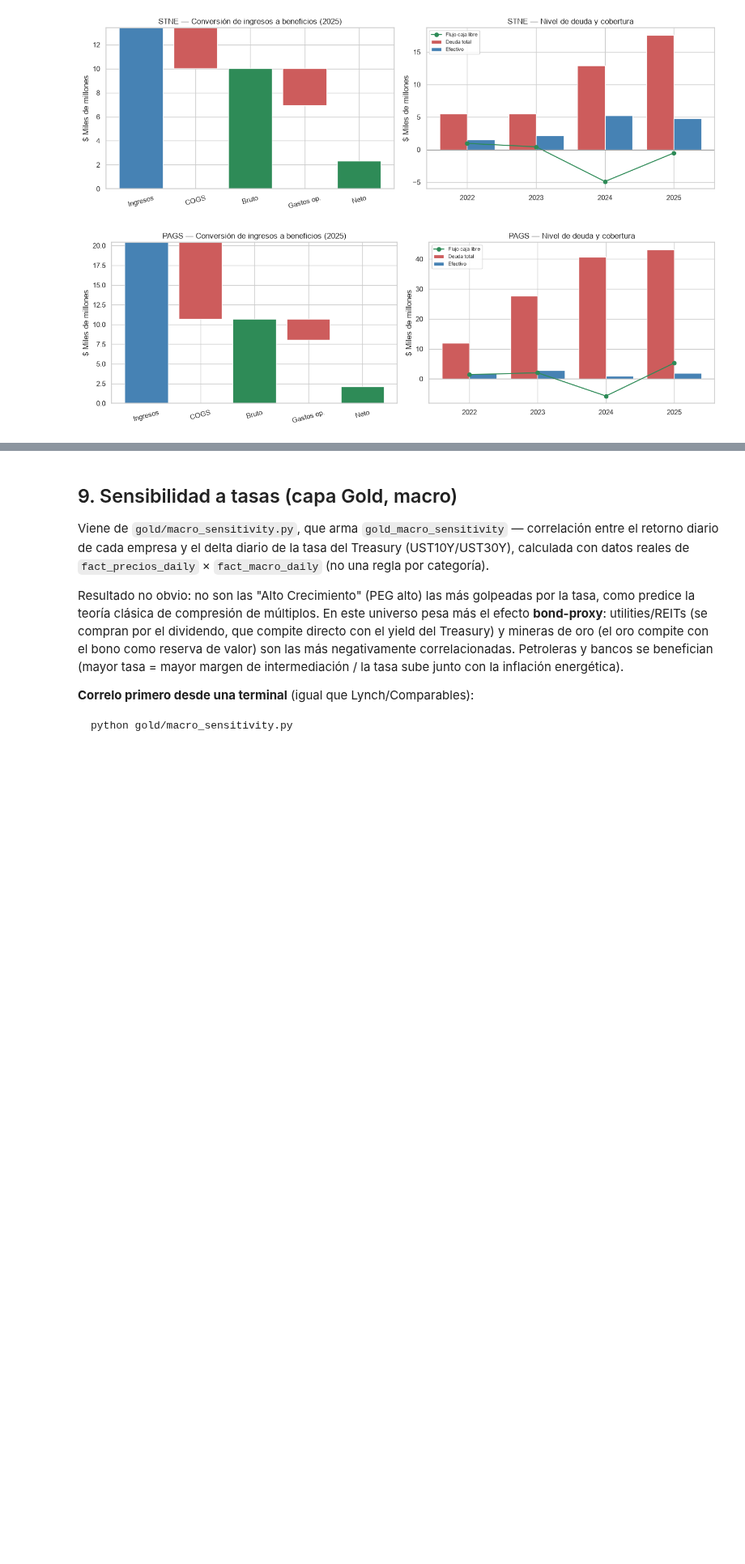
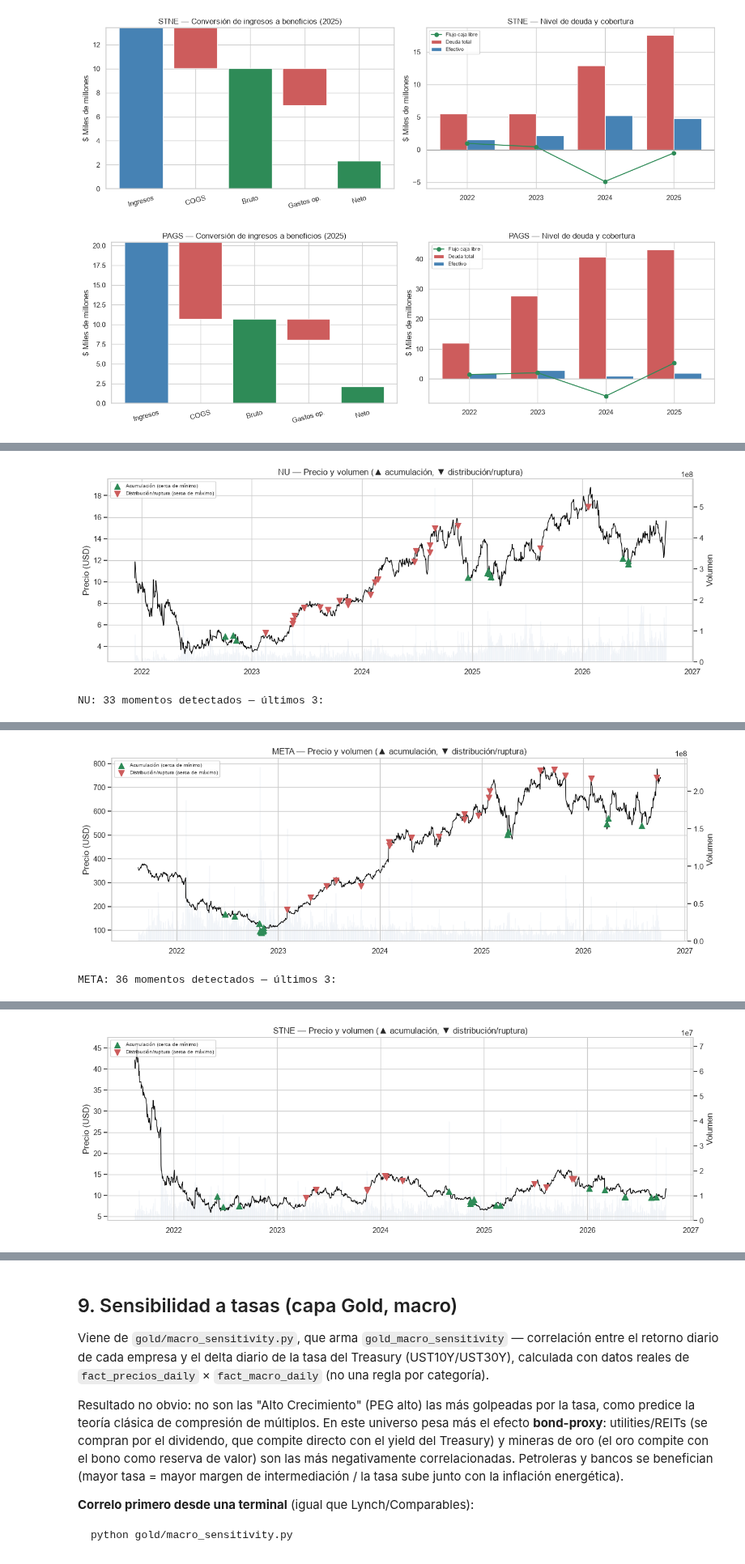
Before and after one commit to esfer98/cedears-data-pipeline, a Jupyter notebook: notebooks/eda_cedears.ipynb, the cells around one changed output, grey strips where cells are left out. Shown at 81% size. Drawn from its saved outputs; the diff is of its cells as text; code cells hidden in the pictures; blank space fills up the shorter version.

```diff
--- a/notebooks/eda_cedears.ipynb
+++ b/notebooks/eda_cedears.ipynb
@@ -568,0 +575,77 @@ for ticker in ["NU", "META", "STNE", "PAGS"]:
+# %%
+def momentos_volumen(con, ticker: str, umbral_ratio: float = 2.0) -> pd.DataFrame:
+    """Dias con volumen >= umbral_ratio veces el promedio de los 90 dias
+    previos, con la posicion del precio en una ventana de 180 dias
+    (0 = minimo, 1 = maximo) para distinguir acumulacion de distribucion."""
+    q = """
+    WITH base AS (
+        SELECT ticker_usd, fecha, adj_close, volume,
+               AVG(volume) OVER (PARTITION BY ticker_usd ORDER BY fecha ROWS BETWEEN 90 PRECEDING AND 1 PRECEDING) AS vol_prom_90d,
+               MIN(adj_close) OVER (PARTITION BY ticker_usd ORDER BY fecha ROWS BETWEEN 179 PRECEDING AND CURRENT ROW) AS min_180d,
+               MAX(adj_close) OVER (PARTITION BY ticker_usd ORDER BY fecha ROWS BETWEEN 179 PRECEDING AND CURRENT ROW) AS max_180d,
+               COUNT(*) OVER (PARTITION BY ticker_usd ORDER BY fecha ROWS BETWEEN 179 PRECEDING AND CURRENT ROW) AS dias_ventana
+        FROM fact_precios_daily
+        WHERE ticker_usd = ? AND adj_close IS NOT NULL AND volume IS NOT NULL
+    )
+    SELECT fecha, adj_close, volume,
+           ROUND(volume / NULLIF(vol_prom_90d, 0), 2) AS ratio_volumen,
+           ROUND((adj_close - min_180d) / NULLIF(max_180d - min_180d, 0), 2) AS percentil_precio_180d
+    FROM base
+    WHERE dias_ventana >= 180 AND volume >= ? * vol_prom_90d
+    ORDER BY fecha
+    """
+    df = con.execute(q, [ticker, umbral_ratio]).fetchdf()
+    df["tipo"] = df["percentil_precio_180d"].apply(
+        lambda p: "Acumulación (cerca de mínimo)" if p <= 0.25
+        else ("Distribución/ruptura (cerca de máximo)" if p >= 0.75 else None)
+    )
+    return df.dropna(subset=["tipo"])
+
+
+def grafico_precio_volumen(ticker: str, ax_precio):
+    """Precio (linea) + volumen (barras, eje secundario), con marcadores
+    en los momentos de volumen inusual cerca de minimos/maximos de 180d."""
+    serie = con.execute(
+        "SELECT fecha, adj_close, volume FROM fact_precios_daily "
+        "WHERE ticker_usd = ? AND adj_close IS NOT NULL ORDER BY fecha", [ticker]
+    ).fetchdf()
+
+    ax_vol = ax_precio.twinx()
+    ax_vol.bar(serie["fecha"], serie["volume"], color="lightsteelblue", alpha=0.5, width=1.5)
+    ax_vol.set_ylabel("Volumen")
+    ax_vol.grid(False)
+
+    ax_precio.plot(serie["fecha"], serie["adj_close"], color="black", linewidth=1)
+    ax_precio.set_ylabel("Precio (USD)")
+    ax_precio.set_zorder(ax_vol.get_zorder() + 1)
+    ax_precio.patch.set_visible(False)
+
+    momentos = momentos_volumen(con, ticker)
+    for tipo, color, marker in [
+        ("Acumulación (cerca de mínimo)", "seagreen", "^"),
+        ("Distribución/ruptura (cerca de máximo)", "indianred", "v"),
+    ]:
+        sub = momentos[momentos["tipo"] == tipo]
+        if not sub.empty:
+            ax_precio.scatter(sub["fecha"], sub["adj_close"], color=color, marker=marker, s=70, zorder=5, label=tipo)
+
+    ax_precio.set_title(f"{ticker} — Precio y volumen (▲ acumulación, ▼ distribución/ruptura)")
+    ax_precio.legend(fontsize=7, loc="upper left")
+
+
+for ticker in ["NU", "META", "STNE", "PAGS"]:
+    fig, ax = plt.subplots(figsize=(13, 4.5))
+    grafico_precio_volumen(ticker, ax)
+    plt.tight_layout()
+    plt.show()
+
+    m = momentos_volumen(con, ticker)
+    if not m.empty:
+        print(f"{ticker}: {len(m)} momentos detectados — últimos 3:")
+        display(m.tail(3)[["fecha", "adj_close", "ratio_volumen", "percentil_precio_180d", "tipo"]])
+    else:
+        print(f"{ticker}: sin momentos de volumen inusual detectados en la ventana")
+    print()
+# %% [output]
+[figure, added]
+NU: 33 momentos detectados — últimos 3:
@@ -568,0 +656,2 @@ for ticker in ["NU", "META", "STNE", "PAGS"]:
+[figure, added]
+META: 36 momentos detectados — últimos 3:
@@ -568,0 +662 @@ for ticker in ["NU", "META", "STNE", "PAGS"]:
+[figure, added]
```
Also changed, not shown: parts of 16 cells of this notebook, 2 other files.
